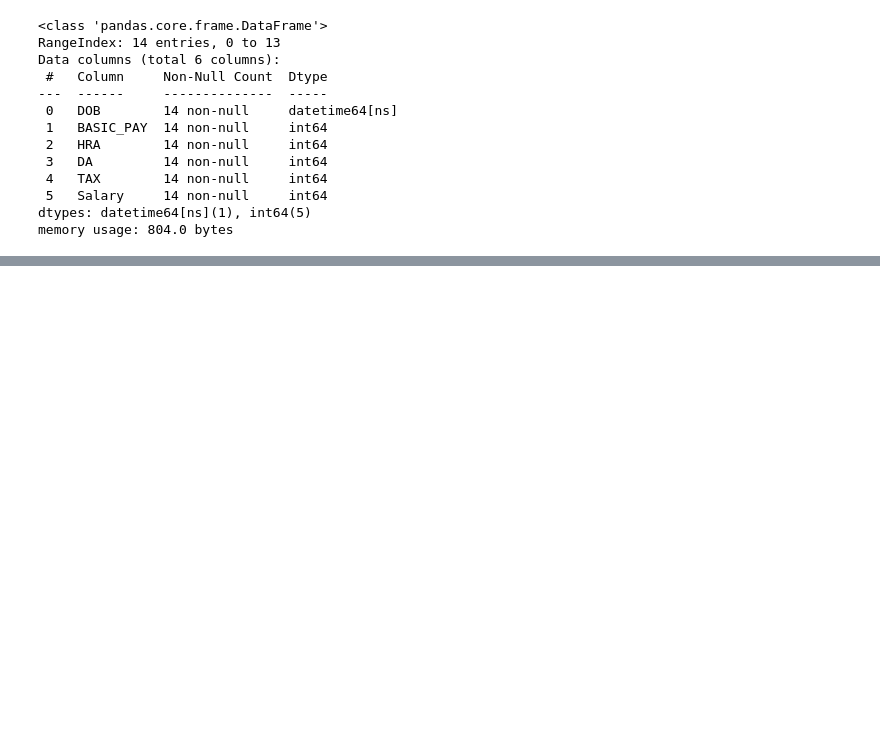
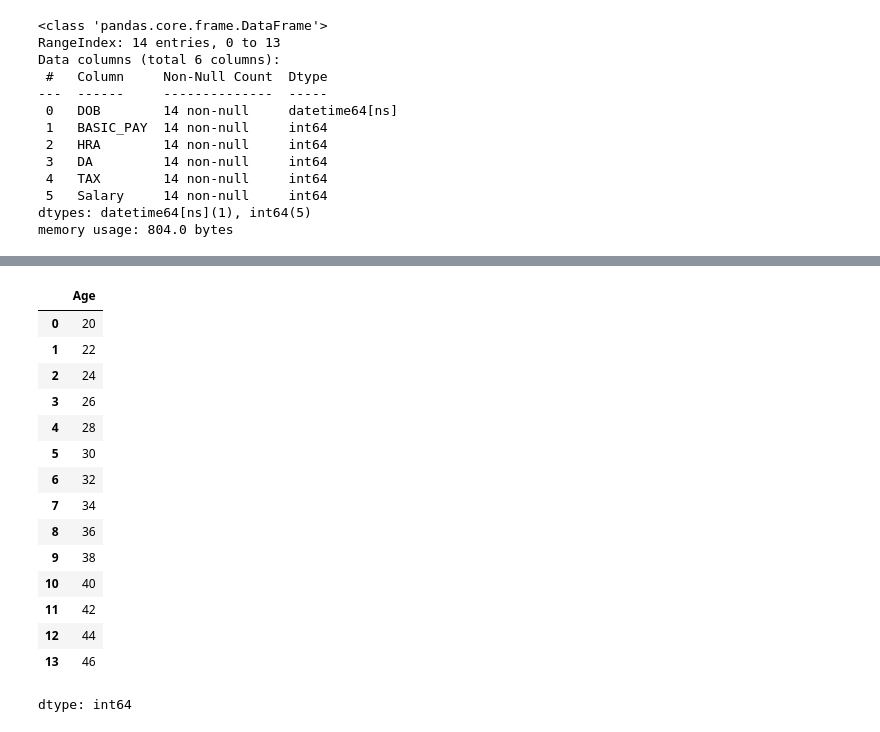
Before and after one commit to NithinReddychallagonda/Data-Mining, a Jupyter notebook: Lab_04.ipynb, the cells around one changed output, grey strips where cells are left out. Drawn from its saved outputs; the diff is of its cells as text; code cells hidden in the pictures; blank space fills up the shorter version.

```diff
--- a/Lab_04.ipynb
+++ b/Lab_04.ipynb
@@ -179,0 +188,19 @@ memory usage: 804.0 bytes
+# %%
+emp['Age']
+# %% [output]
+|  | Age |
+| 0 | 20 |
+| 1 | 22 |
+| 2 | 24 |
+| 3 | 26 |
+| 4 | 28 |
+| 5 | 30 |
+| 6 | 32 |
+| 7 | 34 |
+| 8 | 36 |
+| 9 | 38 |
+| 10 | 40 |
+| 11 | 42 |
+| 12 | 44 |
+| 13 | 46 |
+dtype: int64
```
Also changed, not shown: parts of 5 cells of this notebook.
